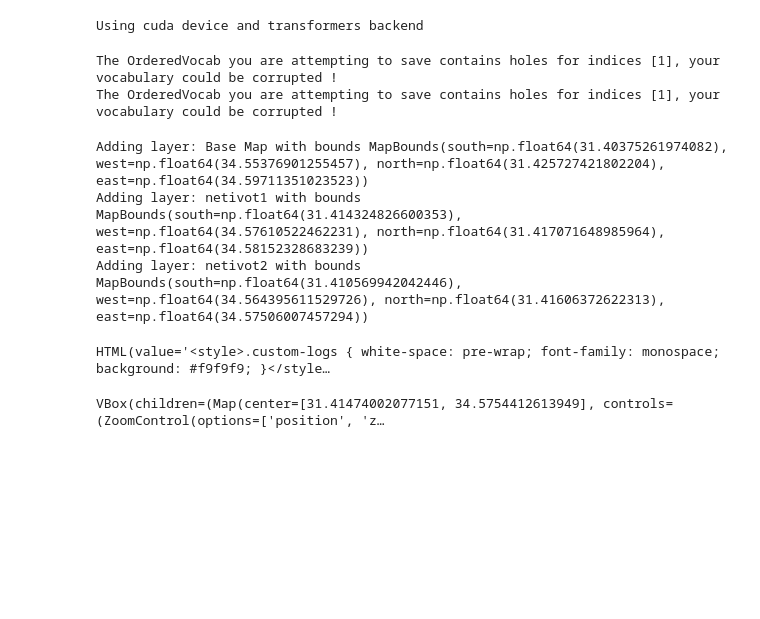
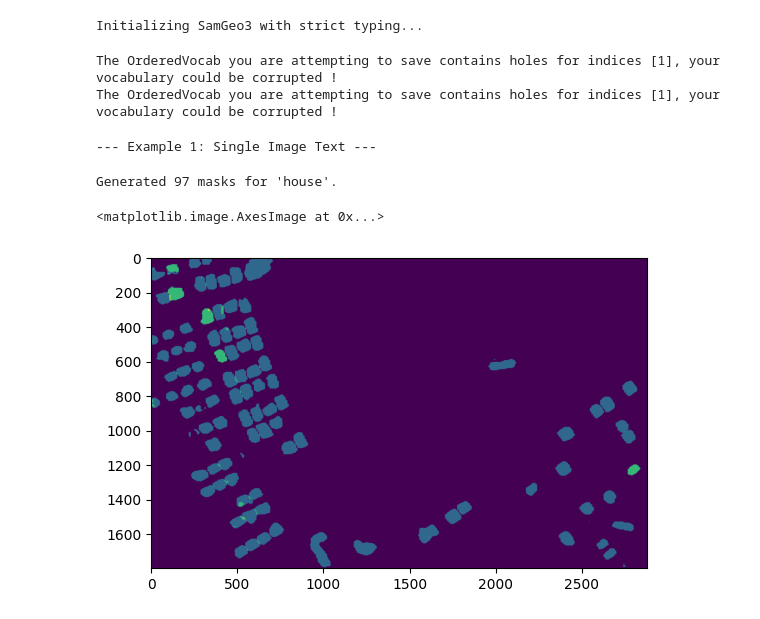
Before and after one commit to ronraisch/sam3geoOffline, a Jupyter notebook: sandbox.ipynb, the cells around one changed output. Drawn from its saved outputs; the diff is of its cells as text; code cells hidden in the pictures; blank space fills up the shorter version.

```diff
--- a/sandbox.ipynb
+++ b/sandbox.ipynb
@@ -43,17 +0,0 @@ overlays = [
-# %%
-sam3 = SamGeo3(
-    backend="transformers", device='cuda', checkpoint_path="data/sam3/sam3.pth", load_from_HF=False,model_id="data/sam3/"
-)
-sam3.set_image(image=str(overlays[0].path))
-# %% [output]
-Using cuda device and transformers backend
-The OrderedVocab you are attempting to save contains holes for indices [1], your vocabulary could be corrupted !
-The OrderedVocab you are attempting to save contains holes for indices [1], your vocabulary could be corrupted !
-# %%
-text_sam_gui(sam=sam3, overlays=overlays, base_map_path=Path("data/example/netivot.tif"))
-# %% [output]
-Adding layer: Base Map with bounds MapBounds(south=np.float64(31.40375261974082), west=np.float64(34.55376901255457), north=np.float64(31.425727421802204), east=np.float64(34.59711351023523))
-Adding layer: netivot1 with bounds MapBounds(south=np.float64(31.414324826600353), west=np.float64(34.57610522462231), north=np.float64(31.417071648985964), east=np.float64(34.58152328683239))
-Adding layer: netivot2 with bounds MapBounds(south=np.float64(31.410569942042446), west=np.float64(34.564395611529726), north=np.float64(31.41606372622313), east=np.float64(34.57506007457294))
-HTML(value='<style>.custom-logs { white-space: pre-wrap; font-family: monospace; background: #f9f9f9; }</style…
-VBox(children=(Map(center=[31.41474002077151, 34.5754412613949], controls=(ZoomControl(options=['position', 'z…
@@ -59,0 +6,20 @@ VBox(children=(Map(center=[31.41474002077151, 34.5754412613949], controls=(ZoomC
+# %%
+print("Initializing SamGeo3 with strict typing...")
+sam = SamGeo3(model_id="data/sam3")
+# %% [output]
+Initializing SamGeo3 with strict typing...
+The OrderedVocab you are attempting to save contains holes for indices [1], your vocabulary could be corrupted !
+The OrderedVocab you are attempting to save contains holes for indices [1], your vocabulary could be corrupted !
+# %%
+print("--- Example 1: Single Image Text ---")
+img_url_1 = "data/example/netivot1.tif"
+sam.set_image(img_url_1)
+sam.generate_masks(prompt="house")
+if sam.masks:
+    print(f"Generated {len(sam.masks)} masks for 'house'.")
+plt.imshow(sum(sam.masks))
+# %% [output]
+--- Example 1: Single Image Text ---
+Generated 97 masks for 'house'.
+<matplotlib.image.AxesImage at 0x...>
+[figure, added]
```
Also changed, not shown: parts of 10 cells of this notebook, 3 other files.
